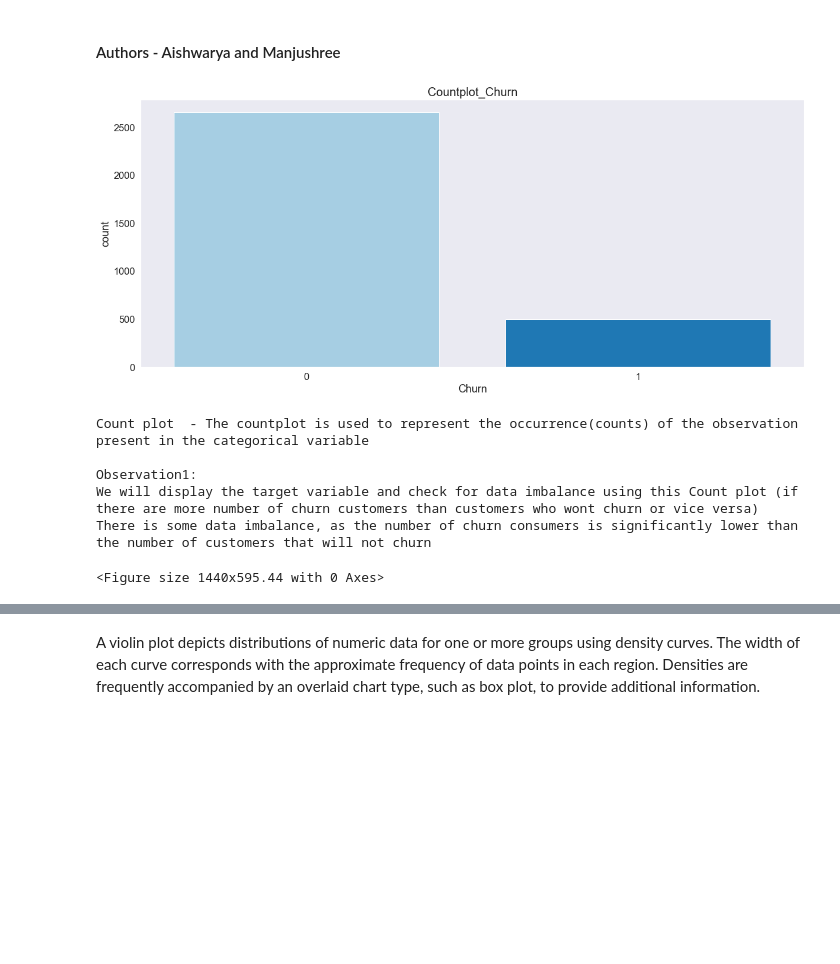
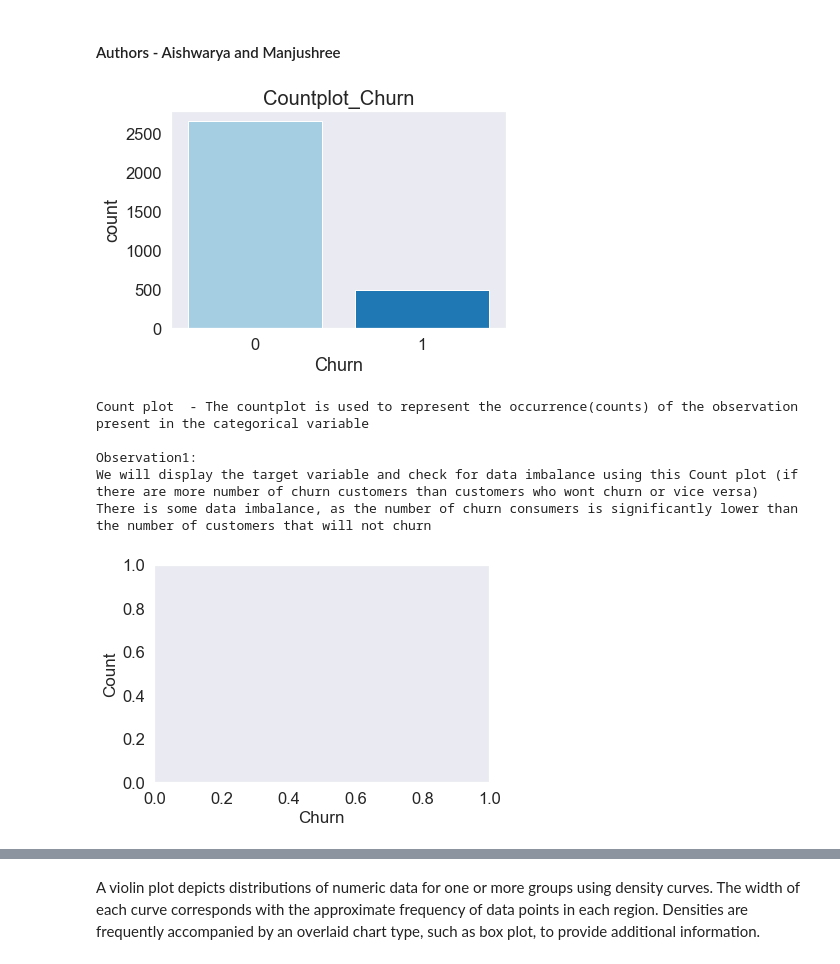
Before and after one commit to rohit-chandra/Customer_Churn_Analysis, a Jupyter notebook: data_visualization/Data visualization after cleaning.ipynb, the cells around one changed output, grey strips where cells are left out. Cells and saved outputs as stored; diff of their text form; code cells hidden in the pictures; blank space fills up the shorter version.

Commit message:
Fixed Font sizes for the plots

```diff
--- a/data_visualization/Data visualization after cleaning.ipynb
+++ b/data_visualization/Data visualization after cleaning.ipynb
@@ -32,18 +32,20 @@ def countplot(x1,df,title):
     plt.show()
 # %%
 countplot('Churn',df,'Countplot_Churn')
+plt.xlabel("Churn",fontsize=17)
+plt.ylabel("Count", fontsize=17)
 print('\033[1mCount plot \033[0m - The countplot is used to represent the occurrence(counts) of the observation present in the categorical variable')
 print('\n\033[1mObservation1: \033[0m\nWe will display the target variable and check for data imbalance using this Count plot (if there are more number of churn customers than customers who wont churn or vice versa)')
 print('There is some data imbalance, as the number of churn consumers is significantly lower than the number of customers that will not churn')
 plt.savefig('./images/countPlot_churn.png')
 # %% [output]
-[figure, old version]
+[figure, new version]
 Count plot  - The countplot is used to represent the occurrence(counts) of the observation present in the categorical variable
 
 Observation1:
 We will display the target variable and check for data imbalance using this Count plot (if there are more number of churn customers than customers who wont churn or vice versa)
 There is some data imbalance, as the number of churn consumers is significantly lower than the number of customers that will not churn
-<Figure size 1440x595.44 with 0 Axes>
+[figure, added]
 # %%
 countplot('ageGroup',df,'Countplot_ageGroup')
 print('\n\033[1mObservation2: \033[0m\nUsing count plot, lets see the frequency/count of different age group')
```
Also changed, not shown: parts of 13 cells of this notebook, 3 other files.
